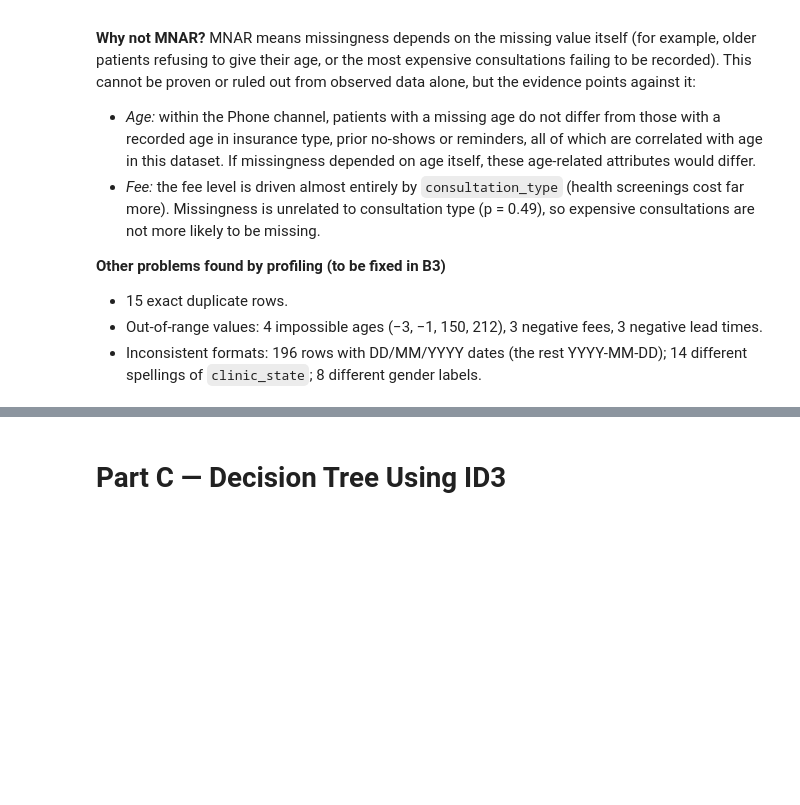
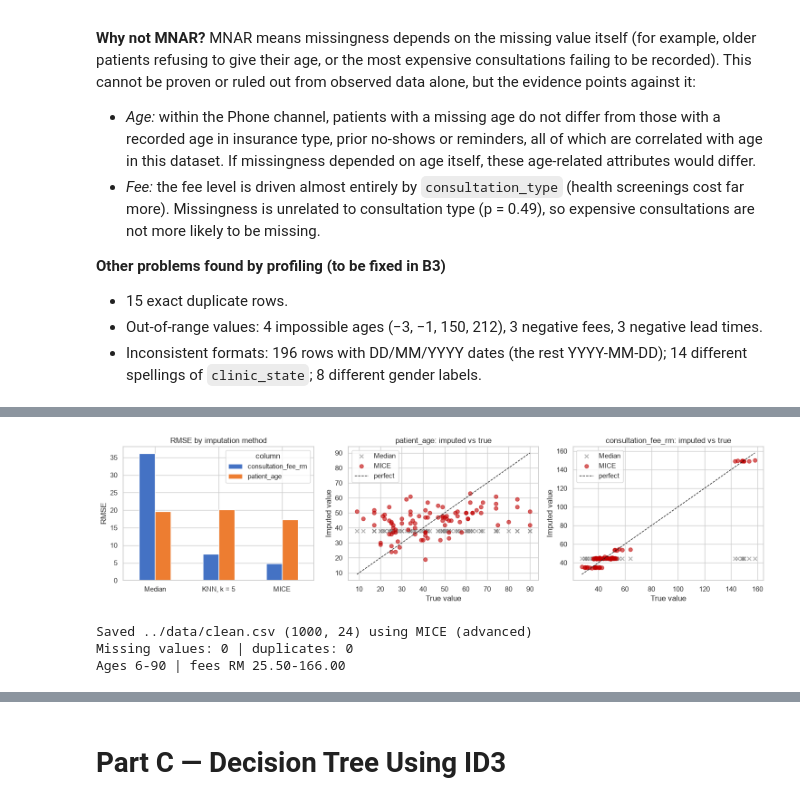
Before and after one commit to qist-tuah/WIE3007_A1_23001946, a Jupyter notebook: notebook/WIE3007_A1_23001946.ipynb, the cells around one changed output, grey strips where cells are left out. Drawn from its saved outputs; the diff is of its cells as text; code cells hidden in the pictures; blank space fills up the shorter version.

Commit message:
B3-B4: clean data, quality log, imputation comparison, clean.csv

```diff
--- a/notebook/WIE3007_A1_23001946.ipynb
+++ b/notebook/WIE3007_A1_23001946.ipynb
@@ -722,0 +958,27 @@ Tests below 0.05: 1 | below Bonferroni threshold: 0
+# %%
+# ---------- B4.3 Evaluate against the true values ----------
+rows = []
+for method, imp in results.items():
+    for c in targets:
+        y_true, y_pred = truth[c][mask[c]], imp[c].to_numpy()[mask[c]]
+        rows.append([method, c, int(mask[c].sum()),
+                     np.sqrt(mean_squared_error(y_true, y_pred)), mean_absolute_error(y_true, y_pred)])
+evaluation = pd.DataFrame(rows, columns=["method", "column", "cells imputed", "RMSE", "MAE"])
+rmse_table = evaluation.pivot(index="method", columns="column", values="RMSE").round(2)
+rmse_table = rmse_table.loc[list(results)]
+print("RMSE on the imputed cells (lower is better):")
+display(rmse_table)
+print("MAE on the imputed cells:")
+display(evaluation.pivot(index="method", columns="column", values="MAE").round(2).loc[list(results)])
+best = {c: rmse_table[c].idxmin() for c in targets}
+print("Lowest RMSE:", best)
+
+# spread check: do the imputed values keep the natural variation of the true values?
+spread = []
+for c in targets:
+    spread.append([c, "True values", truth[c][mask[c]].mean(), truth[c][mask[c]].std()])
+    for method, imp in results.items():
+        v = imp[c].to_numpy()[mask[c]]
+        spread.append([c, method, v.mean(), v.std()])
+print("Mean and standard deviation of the imputed cells vs the true values:")
+display(pd.DataFrame(spread, columns=["column", "values", "mean", "std"]).round(2))
@@ -722,0 +1009,40 @@ Tests below 0.05: 1 | below Bonferroni threshold: 0
+# %%
+# ---------- B4.4 Visual comparison ----------
+fig, axes = plt.subplots(1, 3, figsize=(15, 4))
+rmse_table.plot.bar(ax=axes[0], rot=0, color=["#4472c4", "#ed7d31"])
+axes[0].set(title="RMSE by imputation method", ylabel="RMSE", xlabel="")
+axes[0].set_xticklabels([m.split(" (")[0] for m in rmse_table.index])
+for c, ax in zip(targets, axes[1:]):
+    ax.scatter(truth[c][mask[c]], results["Median (simple)"][c].to_numpy()[mask[c]],
+               alpha=0.6, label="Median", marker="x", color="#7f7f7f")
+    ax.scatter(truth[c][mask[c]], results[best[c]][c].to_numpy()[mask[c]],
+               alpha=0.6, label=best[c].split(" (")[0], color="#c00000")
+    lims = [truth[c][mask[c]].min(), truth[c][mask[c]].max()]
+    ax.plot(lims, lims, "k--", lw=1, label="perfect")
+    ax.set(title=f"{c}: imputed vs true", xlabel="True value", ylabel="Imputed value")
+    ax.legend()
+plt.tight_layout()
+plt.savefig(FIG_DIR + "b4_imputation_comparison.png", dpi=150, bbox_inches="tight")
+plt.show()
+# %% [output]
+[figure, added]
+# %%
+# ---------- B4.5 Apply the chosen method and save clean.csv ----------
+CHOSEN = "MICE (advanced)"
+final = clean.copy()
+for c in targets:
+    final.loc[mask[c], c] = results[CHOSEN].loc[mask[c], c]
+final["patient_age"] = final["patient_age"].astype(int)
+
+assert final.isna().sum().sum() == 0, "missing values remain"
+assert len(final) == len(gt) and final["record_id"].is_unique
+assert final["patient_age"].between(0, 120).all() and (final["consultation_fee_rm"] > 0).all()
+final.to_csv(DATA_DIR + "clean.csv", index=False)
+print(f"Saved {DATA_DIR}clean.csv {final.shape} using {CHOSEN}")
+print(f"Missing values: {final.isna().sum().sum()} | duplicates: {final.duplicated().sum()}")
+print(f"Ages {final['patient_age'].min()}-{final['patient_age'].max()} | "
+      f"fees RM {final['consultation_fee_rm'].min():.2f}-{final['consultation_fee_rm'].max():.2f}")
+# %% [output]
+Saved ../data/clean.csv (1000, 24) using MICE (advanced)
+Missing values: 0 | duplicates: 0
+Ages 6-90 | fees RM 25.50-166.00
```
Also changed, not shown: parts of 15 cells of this notebook, 4 other files.
